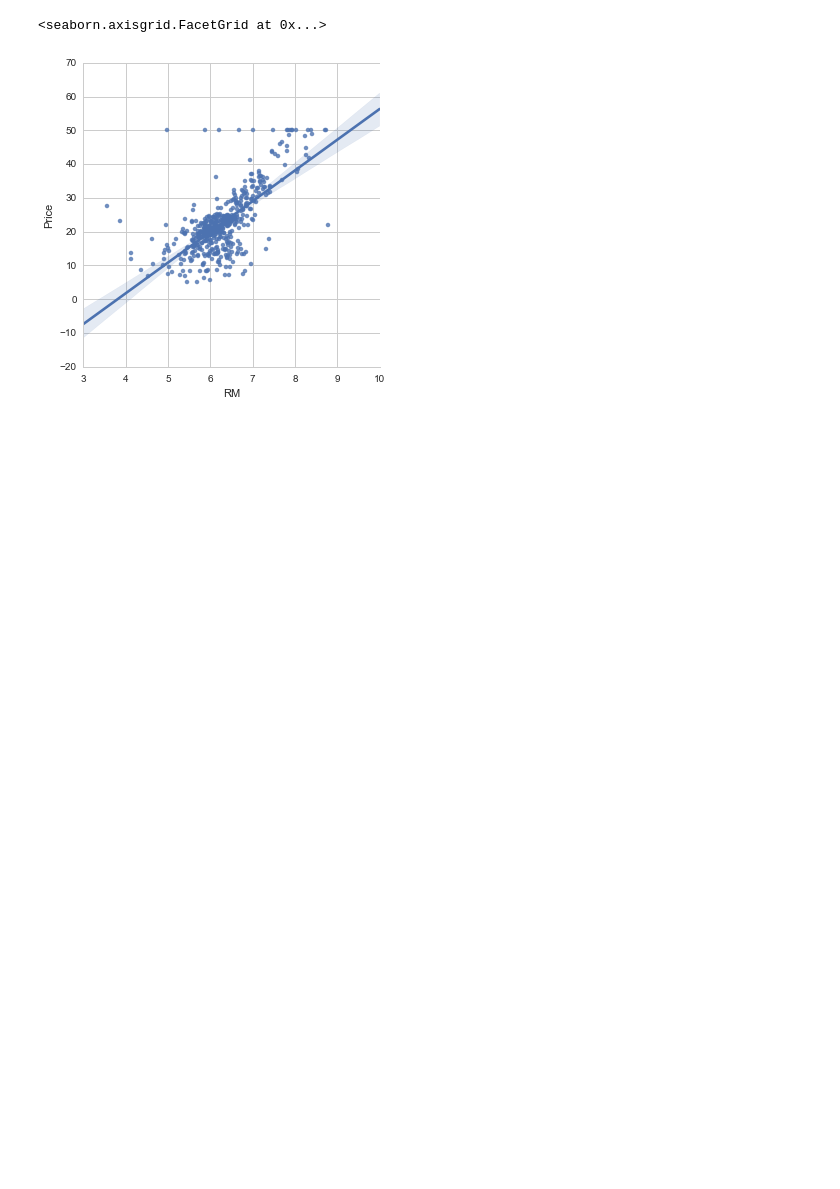
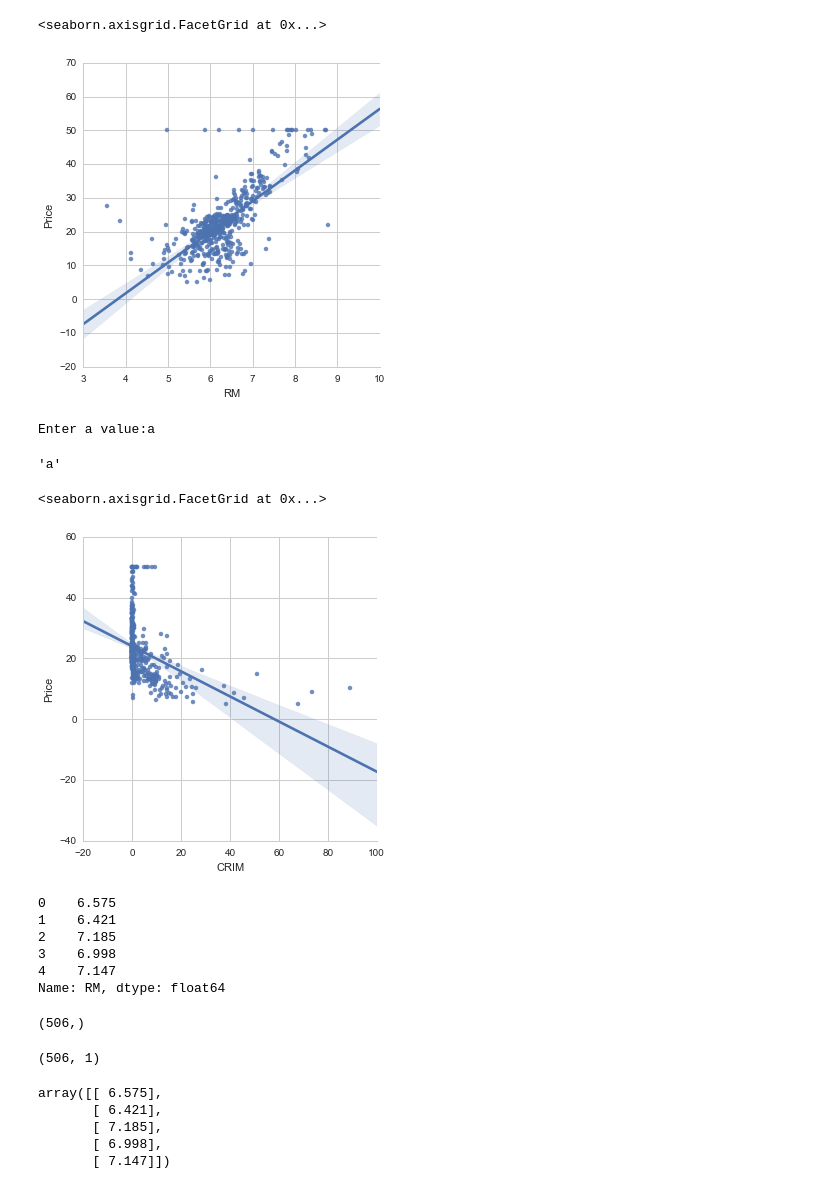
Before and after one commit to lastworden/datascience, a Jupyter notebook: Udemy/my_ml_notes/lec001_Linear_Regression_1.ipynb, the cells around one changed output. Drawn from its saved outputs; the diff is of its cells as text; code cells hidden in the pictures; blank space fills up the shorter version.

```diff
--- a/Udemy/my_ml_notes/lec001_Linear_Regression_1.ipynb
+++ b/Udemy/my_ml_notes/lec001_Linear_Regression_1.ipynb
@@ -76,3 +76,43 @@ sns.lmplot('RM','Price',data = boston_df)
 # %% [output]
 <seaborn.axisgrid.FacetGrid at 0x...>
 [figure]
+# %%
+a=input("Enter a value:")
+# %% [output]
+Enter a value:a
+# %%
+a
+# %% [output]
+'a'
+# %%
+sns.lmplot('CRIM','Price',data = boston_df)
+# %% [output]
+<seaborn.axisgrid.FacetGrid at 0x...>
+[figure, added]
+# %%
+X = boston_df.RM
+X.head()
+# %% [output]
+0    6.575
+1    6.421
+2    7.185
+3    6.998
+4    7.147
+Name: RM, dtype: float64
+# %%
+X.shape
+# %% [output]
+(506,)
+# %%
+X = np.vstack(boston_df['RM'])
+X.shape
+# %% [output]
+(506, 1)
+# %%
+X[:5]
+# %% [output]
+array([[ 6.575],
+       [ 6.421],
+       [ 7.185],
+       [ 6.998],
+       [ 7.147]])
```
Also changed, not shown: parts of 51 cells of this notebook, 18 other files.
